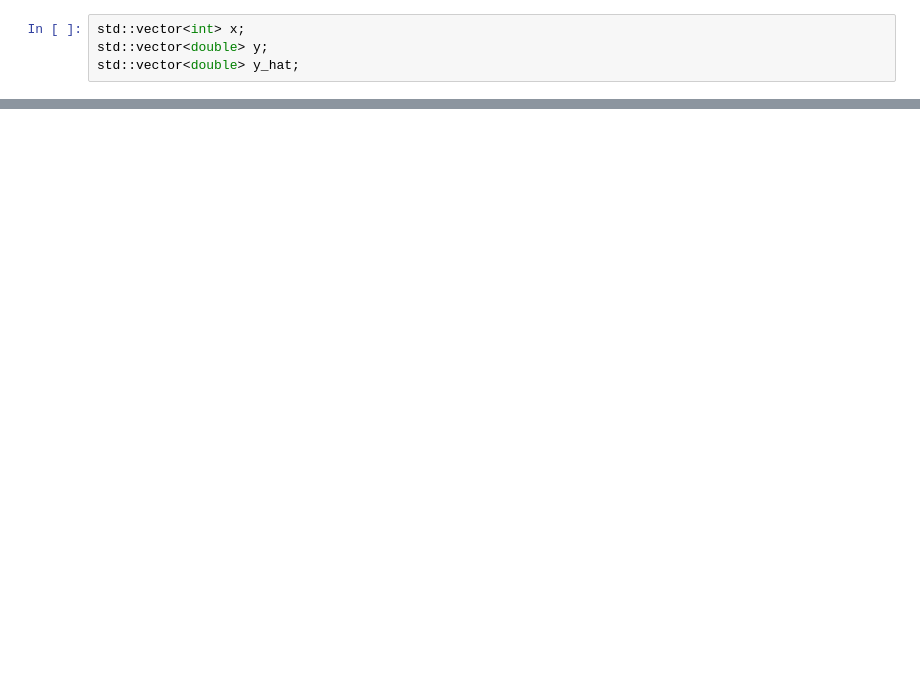
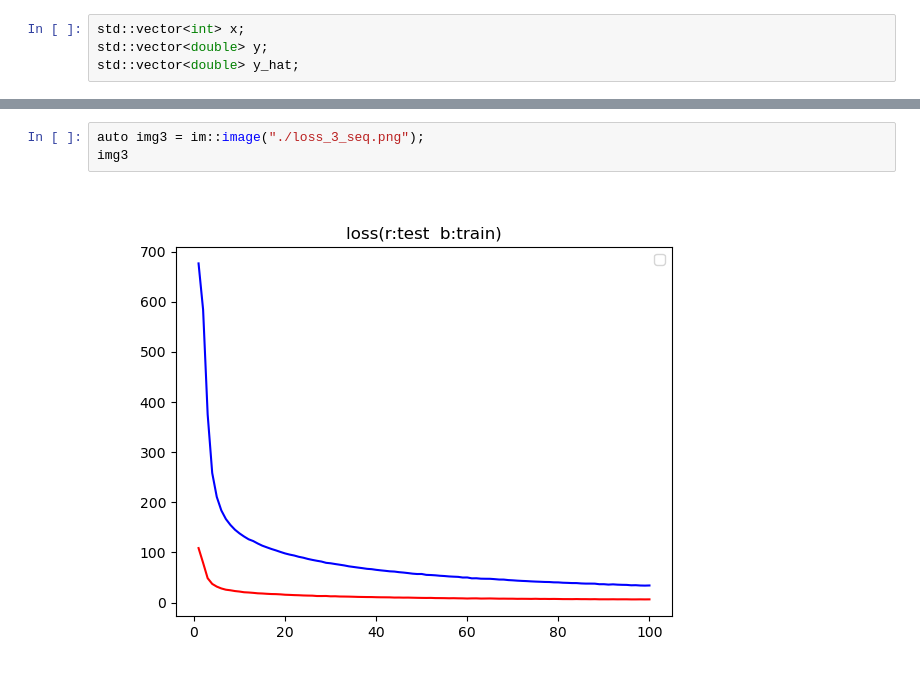
Before and after one commit to embededAI/zhv2_d2l_ai_libtorch, a Jupyter notebook: L06_0411/3.dropout.ipynb, the cells around one changed output, grey strips where cells are left out. Saved outputs shown, nothing was run; the diff lists cells and outputs as text; blank space fills up the shorter version.

```diff
--- a/L06_0411/3.dropout.ipynb
+++ b/L06_0411/3.dropout.ipynb
@@ -200,0 +316,5 @@ img2
+# %%
+auto img3 = im::image("./loss_3_seq.png");
+img3
+# %% [output]
+[figure, added]
```
Also changed, not shown: parts of 13 cells of this notebook, 2 other files.
